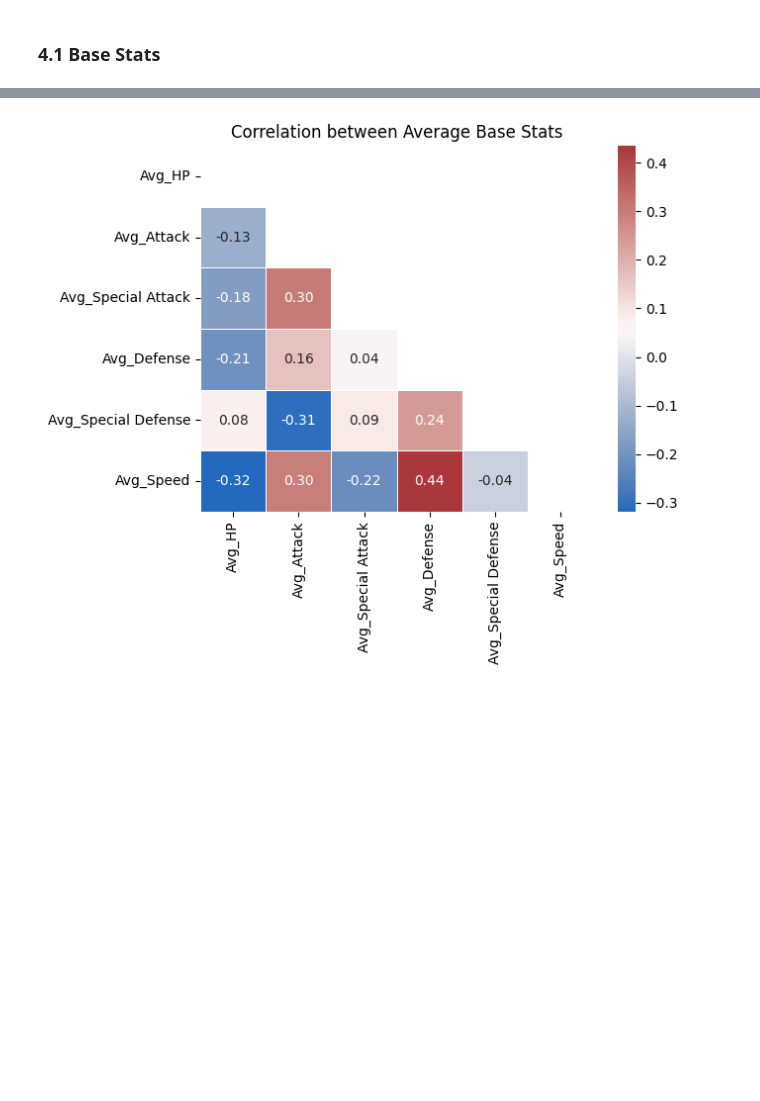
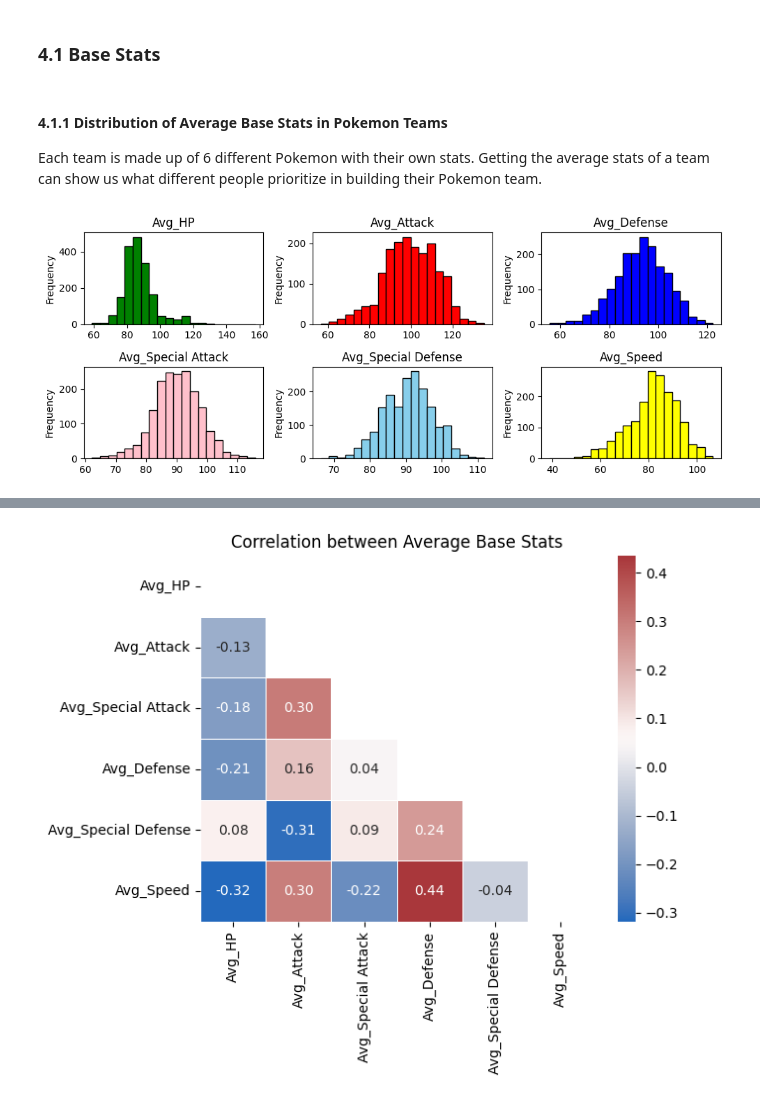
Before and after one commit to jrgo7/csmodel-mco, a Jupyter notebook: phase-1.ipynb, the cells around one changed output, grey strips where cells are left out. Cells and saved outputs as stored; diff of their text form; code cells hidden in the pictures; blank space fills up the shorter version.

```diff
--- a/phase-1.ipynb
+++ b/phase-1.ipynb
@@ -328,3 +332,40 @@ showdown_df = pd.read_csv("showdown.csv")
 ## Chapter 4. Exploratory Data Analysis
 # %% [markdown]
 ### 4.1 Base Stats
+# %% [markdown]
+#### 4.1.1 Distribution of Average Base Stats in Pokemon Teams
+
+Each team is made up of 6 different Pokemon with their own stats. Getting
+the average stats of a team can show us what different people prioritize
+in building their Pokemon team.
+# %%
+fig, ax = plt.subplots(2, 3, figsize=(10, 4))
+
+ax[0,0].hist(showdown_df['Avg_HP'].dropna(),bins=20, color='green', edgecolor='black')
+ax[0,0].set_title('Avg_HP')
+ax[0,0].set_ylabel('Frequency')
+
+ax[0,1].hist(showdown_df['Avg_Attack'].dropna(),bins=20, color='red', edgecolor='black')
+ax[0,1].set_title('Avg_Attack')
+ax[0,1].set_ylabel('Frequency')
+
+ax[0,2].hist(showdown_df['Avg_Defense'].dropna(),bins=20, color='blue', edgecolor='black')
+ax[0,2].set_title('Avg_Defense')
+ax[0,2].set_ylabel('Frequency')
+
+ax[1,0].hist(showdown_df['Avg_Special Attack'].dropna(),bins=20, color='pink', edgecolor='black')
+ax[1,0].set_title('Avg_Special Attack')
+ax[1,0].set_ylabel('Frequency')
+
+ax[1,1].hist(showdown_df['Avg_Special Defense'].dropna(),bins=20, color='skyblue', edgecolor='black')
+ax[1,1].set_title('Avg_Special Defense')
+ax[1,1].set_ylabel('Frequency')
+
+ax[1,2].hist(showdown_df['Avg_Speed'].dropna(),bins=20, color='yellow', edgecolor='black')
+ax[1,2].set_title('Avg_Speed')
+ax[1,2].set_ylabel('Frequency')
+
+plt.tight_layout()
+plt.show()
+# %% [output]
+[figure, added]
```
Also changed, not shown: parts of 17 cells of this notebook.
